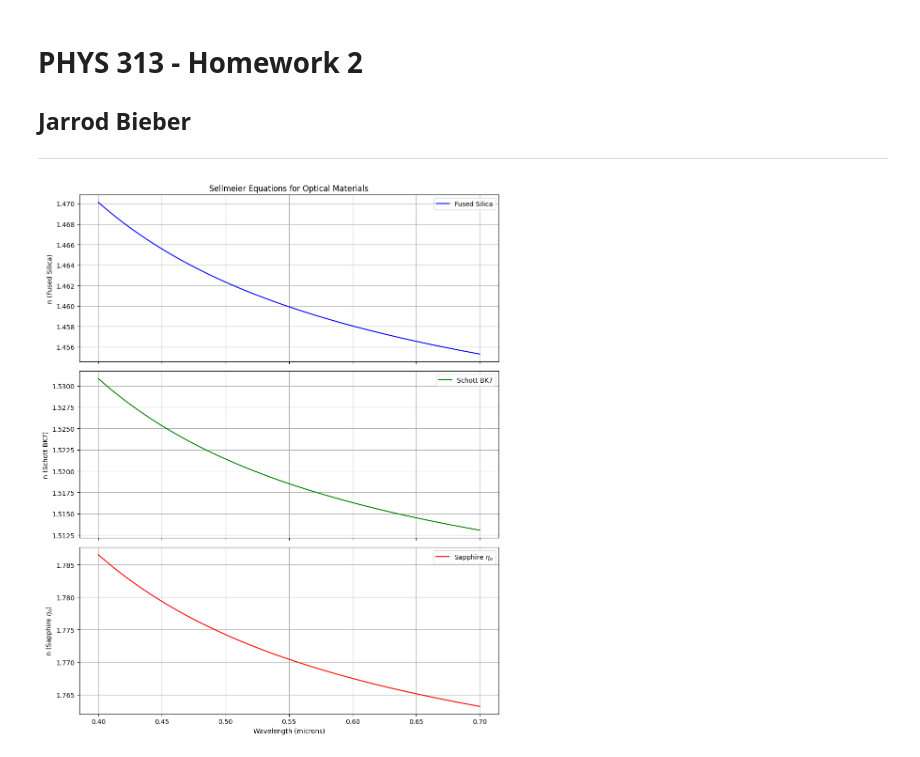
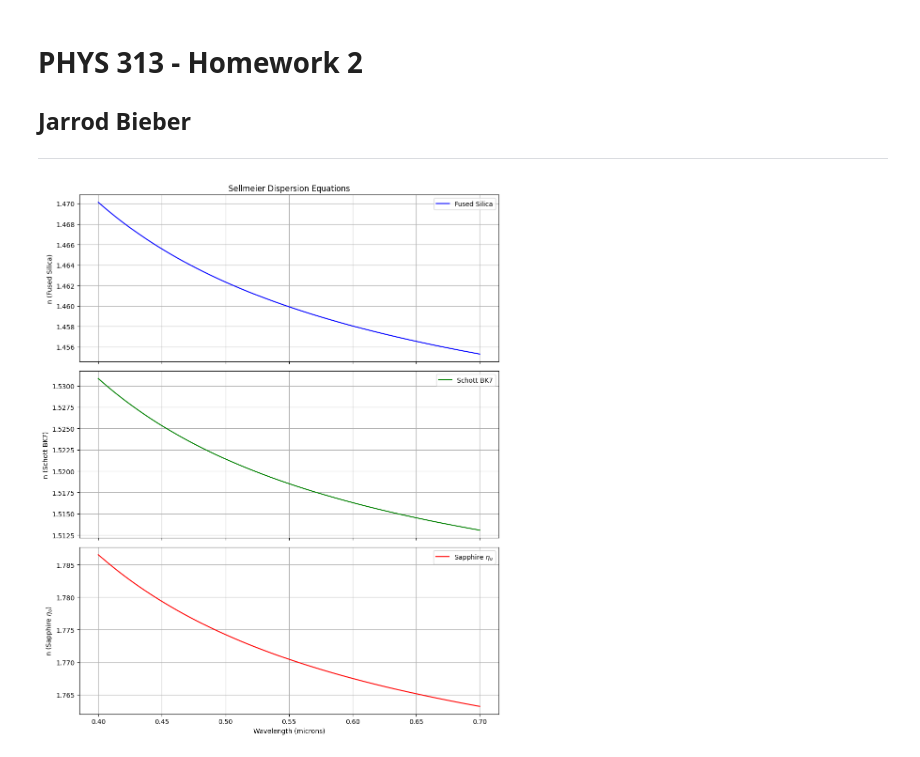
Before and after one commit to jarrodsb/PHYS_313, a Jupyter notebook: HW2/Bieber_PHYS313_HW2.ipynb, the cells around one changed output. Saved outputs shown, nothing was run; the diff lists cells and outputs as text; code cells hidden in the pictures.

```diff
--- a/HW2/Bieber_PHYS313_HW2.ipynb
+++ b/HW2/Bieber_PHYS313_HW2.ipynb
@@ -45,28 +45,28 @@ x = np.linspace(0.4, 0.7, 300) # Visible spectrum ranging from 0.4 (blue) to 0.7
 # %%
 # Plotting
 fig, (ax1, ax2, ax3) = plt.subplots(3, 1, sharex=True, figsize=(10, 12))
 
 # Plot Fused Silica
 ax1.plot(x, Sellmeier(x,fsB1,fsB2,fsB3,fsC1,fsC2,fsC3), label='Fused Silica', color='blue')
 ax1.set_ylabel('n (Fused Silica)')
-ax1.set_title('Sellmeier Equations for Optical Materials')
+ax1.set_title('Sellmeier Dispersion Equations')
 ax1.legend()
 ax1.grid(True)
 
 # Plot Schott BK7
 ax2.plot(x, Sellmeier(x,sbk7B1,sbk7B2,sbk7B3,sbk7C1,sbk7C2,sbk7C3), label='Schott BK7', color='green')
 ax2.set_ylabel('n (Schott BK7)')
 ax2.legend()
 ax2.grid(True)
 
 # Plot Sapphire
 ax3.plot(x, Sellmeier(x,sphB1,sphB2,sphB3,sphC1,sphC2,sphC3), label=r'Sapphire $\eta_o$', color='red')
 ax3.set_ylabel(r'n (Sapphire $\eta_o$)')
 ax3.set_xlabel('Wavelength (microns)')
 ax3.legend()
 ax3.grid(True)
 
 plt.tight_layout()
 plt.show()
 # %% [output]
-[figure, old version]
+[figure, new version]
```
